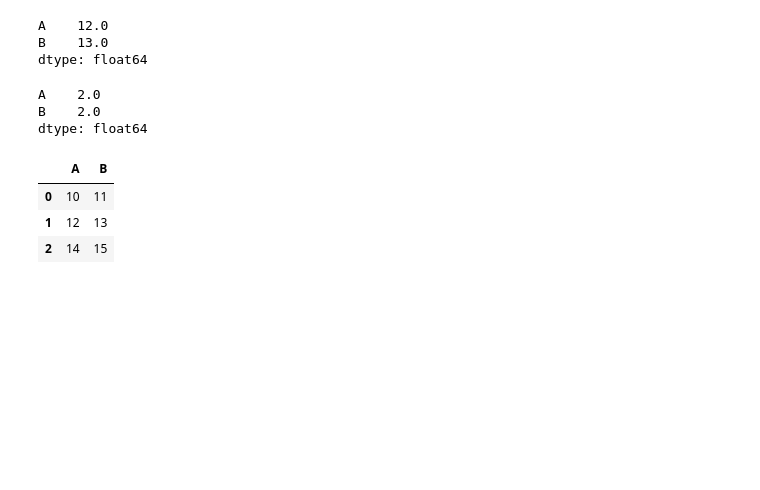
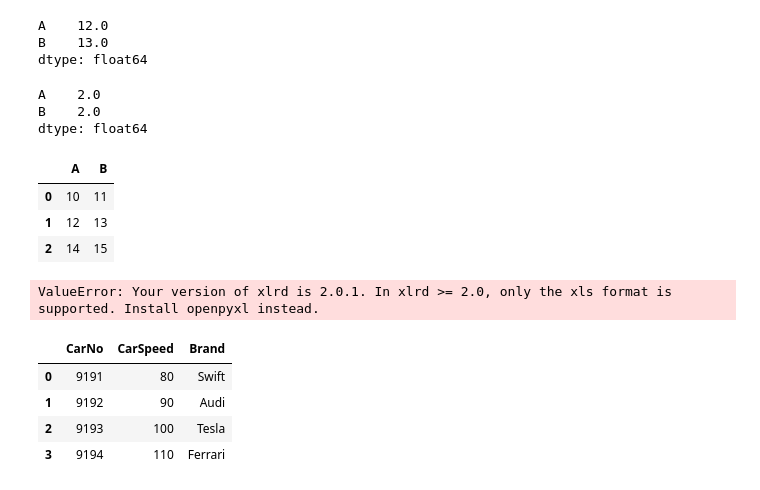
Before and after one commit to sawant98d/Pandas, a Jupyter notebook: Untitled.ipynb, the cells around one changed output. Drawn from its saved outputs; the diff is of its cells as text; code cells hidden in the pictures; blank space fills up the shorter version.

Commit message:
Added excel read and write functionality

```diff
--- a/Untitled.ipynb
+++ b/Untitled.ipynb
@@ -593,3 +593,17 @@ df
 | 0 | 10 | 11 |
 | 1 | 12 | 13 |
 | 2 | 14 | 15 |
+# %%
+data = pd.read_excel('cardata.xlsx')
+# %% [output]
+ValueError: Your version of xlrd is 2.0.1. In xlrd >= 2.0, only the xls format is supported. Install openpyxl instead.
+# %%
+data = pd.read_excel('cardata.xlsx')
+# %%
+data
+# %% [output]
+|  | CarNo | CarSpeed | Brand |
+| 0 | 9191 | 80 | Swift |
+| 1 | 9192 | 90 | Audi |
+| 2 | 9193 | 100 | Tesla |
+| 3 | 9194 | 110 | Ferrari |
```
Also changed, not shown: parts of 15 cells of this notebook, 1 other file.
